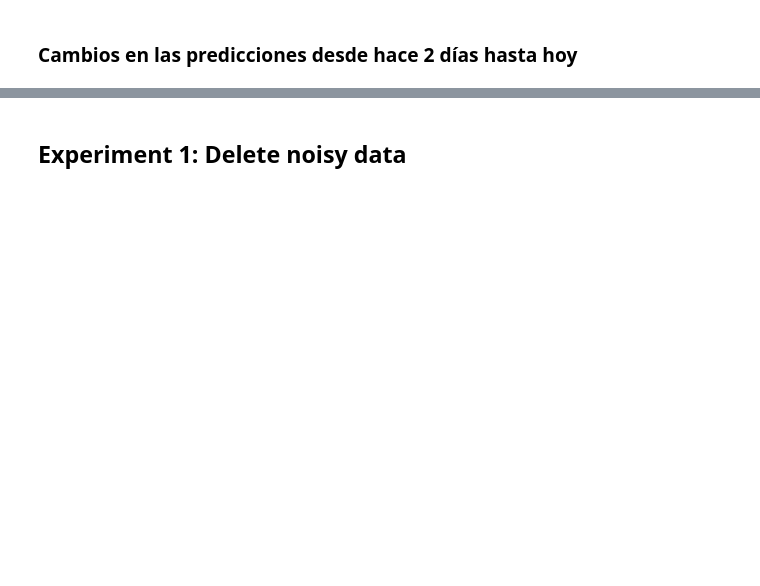
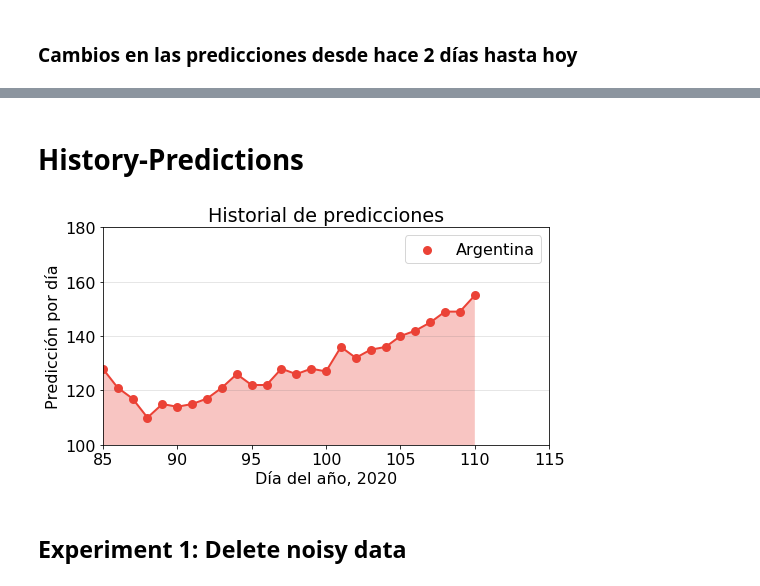
Before and after one commit to MatiasLoiseau/covid19-argentina-logistic-method, a Jupyter notebook: logistic-method.ipynb, the cells around one changed output, grey strips where cells are left out. Drawn from its saved outputs; the diff is of its cells as text; code cells hidden in the pictures; blank space fills up the shorter version.

```diff
--- a/logistic-method.ipynb
+++ b/logistic-method.ipynb
@@ -264,3 +242,44 @@ label_and_show_plot(plt, "How does the chart change with new information (the ca
+# %% [markdown]
+# History-Predictions
+# %%
+def returnPrediction(df):
+    _, _, _, _, endDay, _, _, _ = fit_logistic_method(df)
+    return endDay
+# %%
+long,b = df.shape
+long = long+1
+endDaysList = []
+for x in range(22,long):
+    endDaysList.append(returnPrediction(df[:x]))
+
+aux = {'predictions':endDaysList}
+
+#dataframePredictions
+dfP = df.copy()
+dfP = dfP[21:]
+dfP.insert(loc=b,column='predictions', value=endDaysList, allow_duplicates=True)
+# %%
+dfp2 = dfP
+x = dfp2['day'].tolist()
+y = dfp2['predictions'].tolist()
+
+import matplotlib.pyplot as plt
+plt.rc('font', size=16)
+plt.figure(figsize=(8, 4))
+plt_axes = plt.gca()
+plt_axes.grid(axis='y', color=(0.4, 0.4, 0.4), alpha=0.2)
+plt.stackplot(x, y, color=(0.92, 0.26, 0.21, 0.3), linewidth=0)
+plt.plot(x, y, color=(0.92, 0.26, 0.21), linewidth=2)
+plt.scatter(x, y, color=(0.92, 0.26, 0.21), label="Argentina", linewidth=3)
+plt.xlim(int(min(x)), int(max(x) + 5))
+plt.ylim(100, 180)
+plt.title("Historial de predicciones")
+plt.xlabel("Día del año, 2020")
+plt.ylabel("Predicción por día")
+plt.legend()
+plt.show()
+# %% [output]
+[figure, added]
 # %% [markdown]
 ## Experiment 1: Delete noisy data
 # %%
```
Also changed, not shown: parts of 20 cells of this notebook, 2 other files.
